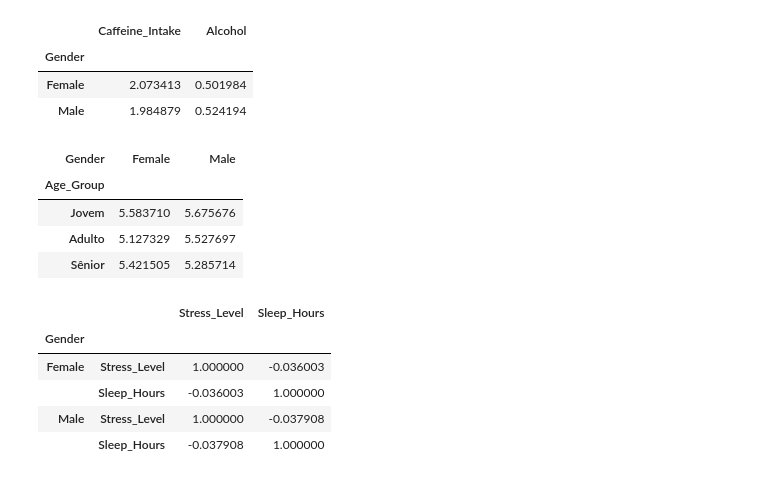
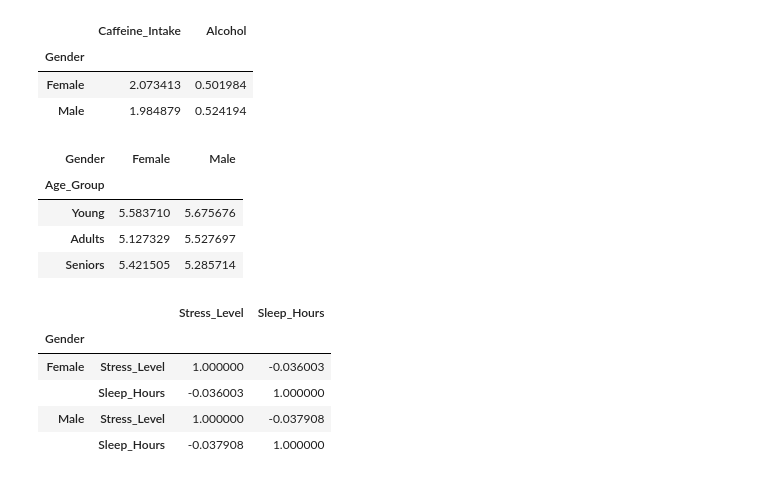
Before and after one commit to matheusmarquezinhub/mental-health-kaggle, a Jupyter notebook: notebooks/main.ipynb, the cells around one changed output. Cells and saved outputs as stored; diff of their text form; code cells hidden in the pictures.

```diff
--- a/notebooks/main.ipynb
+++ b/notebooks/main.ipynb
@@ -218,12 +218,12 @@ df.groupby('Gender')[['Caffeine_Intake', 'Alcohol']].mean()
 | Female | 2.073413 | 0.501984 |
 | Male | 1.984879 | 0.524194 |
 # %%
-df['Age_Group'] = pd.cut(df['Age'], bins=[0, 25, 40, 60], labels=['Jovem', 'Adulto', 'Sênior'])
+df['Age_Group'] = pd.cut(df['Age'], bins=[0, 25, 40, 60], labels=['Young', 'Adults', 'Seniors'])
 df.groupby(['Age_Group', 'Gender'], observed=True)['Stress_Level'].mean().unstack()
 # %% [output]
 | Gender | Female | Male |
 | Age_Group |  |  |
-| Jovem | 5.583710 | 5.675676 |
-| Adulto | 5.127329 | 5.527697 |
-| Sênior | 5.421505 | 5.285714 |
+| Young | 5.583710 | 5.675676 |
+| Adults | 5.127329 | 5.527697 |
+| Seniors | 5.421505 | 5.285714 |
 # %%
```
Also changed, not shown: parts of 8 cells of this notebook, 4 other files.
